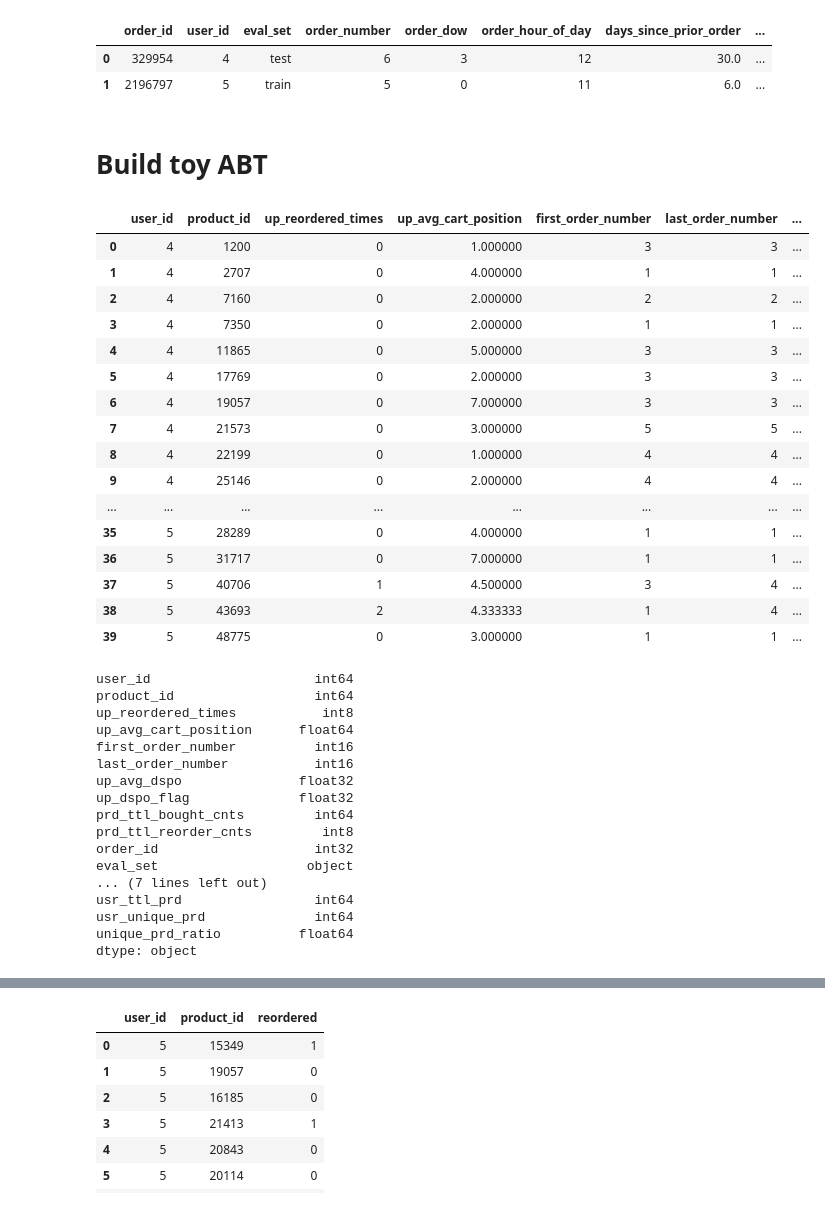
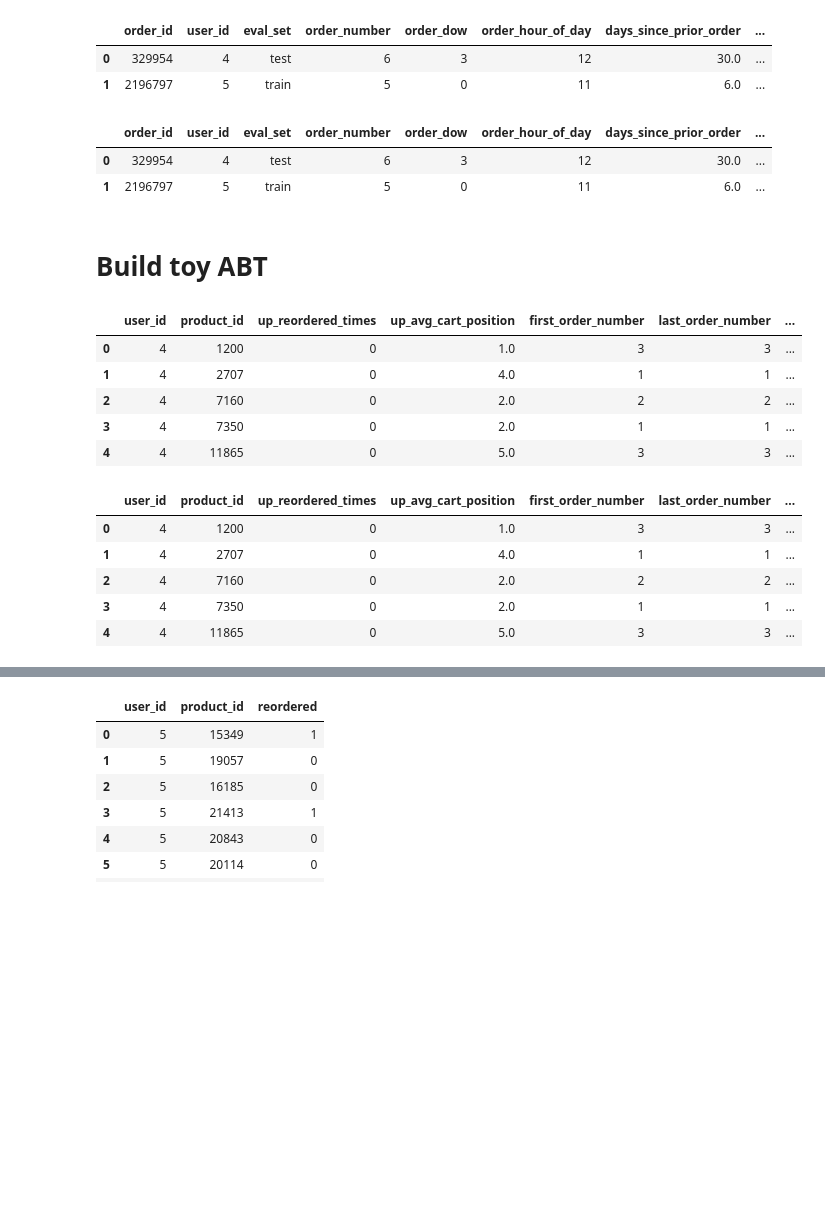
Before and after one commit to kylinorange/kaggle-instacart, a Jupyter notebook: Toy DF.ipynb, the cells around one changed output, grey strips where cells are left out. Saved outputs shown, nothing was run; the diff lists cells and outputs as text; code cells hidden in the pictures; blank space fills up the shorter version.

```diff
--- a/Toy DF.ipynb
+++ b/Toy DF.ipynb
@@ -499,62 +497,47 @@ toy_user
 |  | order_id | user_id | eval_set | order_number | order_dow | order_hour_of_day | days_since_prior_order | ... |
 | 0 | 329954 | 4 | test | 6 | 3 | 12 | 30.0 | ... |
 | 1 | 2196797 | 5 | train | 5 | 0 | 11 | 6.0 | ... |
+# %%
+toy_user['hod_group'] = (toy_user.order_hour_of_day / 4).astype('int')
+toy_user
+# %% [output]
+|  | order_id | user_id | eval_set | order_number | order_dow | order_hour_of_day | days_since_prior_order | ... |
+| 0 | 329954 | 4 | test | 6 | 3 | 12 | 30.0 | ... |
+| 1 | 2196797 | 5 | train | 5 | 0 | 11 | 6.0 | ... |
 # %% [markdown]
 # Build toy ABT
 # %%
 toy_abt = toy_prior_order_detail.groupby(['user_id', 'product_id']).agg({'reordered': {'up_reordered_times': 'sum'},
                                                                          'add_to_cart_order':{'up_avg_cart_position': 'mean'},
                                                                          'order_number':{
                                                                              'first_order_number': 'min',
                                                                              'last_order_number': 'max'},
                                                                          'days_since_prior_order':{
                                                                              'up_avg_dspo':'mean',
 #                                                                              'up_dspo_flag':lambda x: sum(x==0)+sum(x==7)+sum(x==14)+sum(x==21)+sum(x==28)+sum(x==30),
                                                                          },
                                                                          'days_to_last_order':{
                                                                              'days_since_last_order':'min'
                                                                          }
                                                                          }
                                                                         )
 toy_abt.columns = toy_abt.columns.droplevel(0)
 toy_abt.reset_index(inplace = True)
-toy_abt
+toy_abt.head()
 # %% [output]
 |  | user_id | product_id | up_reordered_times | up_avg_cart_position | first_order_number | last_order_number | ... |
-| 0 | 4 | 1200 | 0 | 1.000000 | 3 | 3 | ... |
-| 1 | 4 | 2707 | 0 | 4.000000 | 1 | 1 | ... |
-| 2 | 4 | 7160 | 0 | 2.000000 | 2 | 2 | ... |
-| 3 | 4 | 7350 | 0 | 2.000000 | 1 | 1 | ... |
-| 4 | 4 | 11865 | 0 | 5.000000 | 3 | 3 | ... |
-| 5 | 4 | 17769 | 0 | 2.000000 | 3 | 3 | ... |
-| 6 | 4 | 19057 | 0 | 7.000000 | 3 | 3 | ... |
-| 7 | 4 | 21573 | 0 | 3.000000 | 5 | 5 | ... |
-| 8 | 4 | 22199 | 0 | 1.000000 | 4 | 4 | ... |
-| 9 | 4 | 25146 | 0 | 2.000000 | 4 | 4 | ... |
-| ... | ... | ... | ... | ... | ... | ... | ... |
-| 35 | 5 | 28289 | 0 | 4.000000 | 1 | 1 | ... |
-| 36 | 5 | 31717 | 0 | 7.000000 | 1 | 1 | ... |
-| 37 | 5 | 40706 | 1 | 4.500000 | 3 | 4 | ... |
-| 38 | 5 | 43693 | 2 | 4.333333 | 1 | 4 | ... |
-| 39 | 5 | 48775 | 0 | 3.000000 | 1 | 1 | ... |
+| 0 | 4 | 1200 | 0 | 1.0 | 3 | 3 | ... |
+| 1 | 4 | 2707 | 0 | 4.0 | 1 | 1 | ... |
+| 2 | 4 | 7160 | 0 | 2.0 | 2 | 2 | ... |
+| 3 | 4 | 7350 | 0 | 2.0 | 1 | 1 | ... |
+| 4 | 4 | 11865 | 0 | 5.0 | 3 | 3 | ... |
 # %%
 toy_abt = toy_abt.merge(toy_product, how='inner', on='product_id').merge(toy_user, how='inner', on='user_id')
-toy_abt.dtypes
+toy_abt.head()
 # %% [output]
-user_id                     int64
-product_id                  int64
-up_reordered_times           int8
-up_avg_cart_position      float64
-first_order_number          int16
-last_order_number           int16
-up_avg_dspo               float32
-up_dspo_flag              float32
-prd_ttl_bought_cnts         int64
-prd_ttl_reorder_cnts         int8
-order_id                    int32
-eval_set                   object
-... (7 lines left out)
-usr_ttl_prd                 int64
-usr_unique_prd              int64
-unique_prd_ratio          float64
-dtype: object
+|  | user_id | product_id | up_reordered_times | up_avg_cart_position | first_order_number | last_order_number | ... |
+| 0 | 4 | 1200 | 0 | 1.0 | 3 | 3 | ... |
+| 1 | 4 | 2707 | 0 | 4.0 | 1 | 1 | ... |
+| 2 | 4 | 7160 | 0 | 2.0 | 2 | 2 | ... |
+| 3 | 4 | 7350 | 0 | 2.0 | 1 | 1 | ... |
+| 4 | 4 | 11865 | 0 | 5.0 | 3 | 3 | ... |
```
Also changed, not shown: parts of 7 cells of this notebook, 4 other files.
